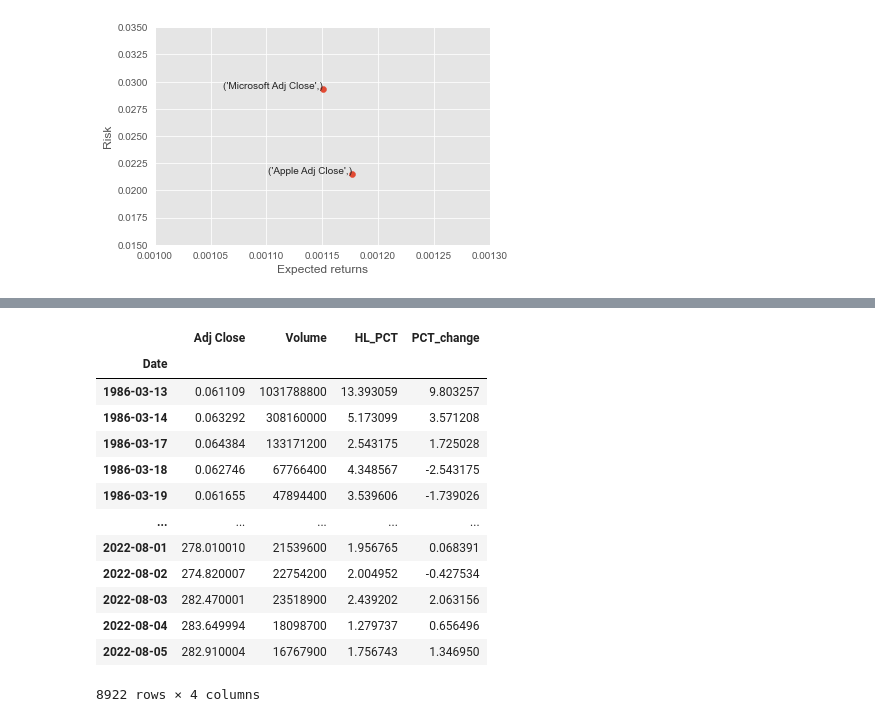
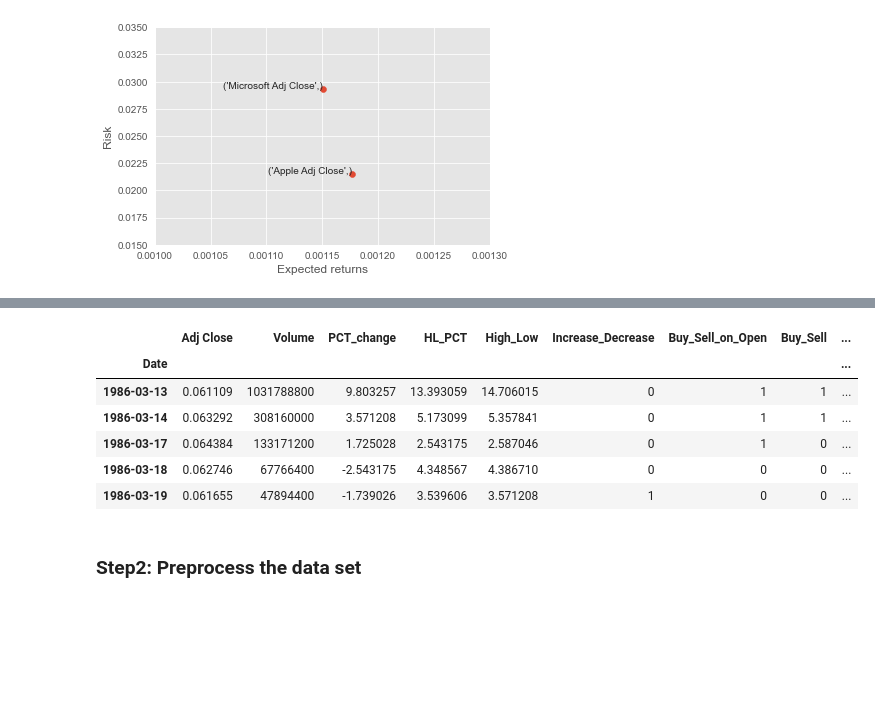
Before and after one commit to Mar3yZhang/UCI-stock-prediction-test, a Jupyter notebook: Group2_FinalProject.ipynb, the cells around one changed output, grey strips where cells are left out. Saved outputs shown, nothing was run; the diff lists cells and outputs as text; code cells hidden in the pictures; blank space fills up the shorter version.

```diff
--- a/Group2_FinalProject.ipynb
+++ b/Group2_FinalProject.ipynb
@@ -259,11 +259,31 @@ plt.ylim([0.015, 0.035])
 df_reg_apple = df_apple.copy().loc[:, ['Adj Close', 'Volume']]
 df_reg_microsoft = df_microsoft.copy().loc[:, ['Adj Close', 'Volume']]
 
+# define PCT_change
+df_reg_apple['PCT_change'] = (df_apple['Close'] - df_apple['Open']) / df_apple['Open'] * 100.0
+df_reg_microsoft['PCT_change'] = (df_microsoft['Close'] - df_microsoft['Open']) / df_microsoft['Open'] * 100.0
+
 # define HL_PCT
 df_reg_apple['HL_PCT'] = ((df_apple['High'] - df_apple['Low']) / df_apple['Close']) * 100.0
 df_reg_microsoft['HL_PCT'] = ((df_microsoft['High'] - df_microsoft['Low']) / df_microsoft['Close']) * 100.0
 
-# define PCT_change
-df_reg_apple['PCT_change'] = (df_apple['Close'] - df_apple['Open']) / df_apple['Open'] * 100.0
-df_reg_microsoft['PCT_change'] = (df_microsoft['Close'] - df_microsoft['Open']) / df_microsoft['Open'] * 100.0
+# define High_Low
+df_reg_apple['High_Low'] = ((df_apple['High'] - df_apple['Low']) / df_apple['Low']) * 100
+df_reg_microsoft['High_Low'] = ((df_microsoft['High'] - df_microsoft['Low']) / df_microsoft['Low']) * 100
+
+# define Increase_Decrease
+df_reg_apple['Increase_Decrease'] = np.where(df_apple['Volume'].shift(-1) > df_apple['Volume'], 1, 0)
+df_reg_microsoft['Increase_Decrease'] = np.where(df_microsoft['Volume'].shift(-1) > df_microsoft['Volume'], 1, 0)
+
+# define Buy_Sell_on_Open
+df_reg_apple['Buy_Sell_on_Open'] = np.where(df_apple['Open'].shift(-1) > df_apple['Open'], 1, 0)
+df_reg_microsoft['Buy_Sell_on_Open'] = np.where(df_microsoft['Open'].shift(-1) > df_microsoft['Open'], 1, 0)
+
+# define Buy_Sell
+df_reg_apple['Buy_Sell'] = np.where(df_apple['Adj Close'].shift(-1) > df_apple['Adj Close'], 1, 0)
+df_reg_microsoft['Buy_Sell'] = np.where(df_microsoft['Adj Close'].shift(-1) > df_microsoft['Adj Close'], 1, 0)
+
+# define Returns
+df_reg_apple['Returns'] = df_apple['Adj Close'].pct_change()
+df_reg_microsoft['Returns'] = df_microsoft['Adj Close'].pct_change()
 # %%
@@ -286,18 +299,13 @@ df_reg_apple
 # %%
-df_reg_microsoft
+df_reg_microsoft.head()
 # %% [output]
-|  | Adj Close | Volume | HL_PCT | PCT_change |
-| Date |  |  |  |  |
-| 1986-03-13 | 0.061109 | 1031788800 | 13.393059 | 9.803257 |
-| 1986-03-14 | 0.063292 | 308160000 | 5.173099 | 3.571208 |
-| 1986-03-17 | 0.064384 | 133171200 | 2.543175 | 1.725028 |
-| 1986-03-18 | 0.062746 | 67766400 | 4.348567 | -2.543175 |
-| 1986-03-19 | 0.061655 | 47894400 | 3.539606 | -1.739026 |
-| ... | ... | ... | ... | ... |
-| 2022-08-01 | 278.010010 | 21539600 | 1.956765 | 0.068391 |
-| 2022-08-02 | 274.820007 | 22754200 | 2.004952 | -0.427534 |
-| 2022-08-03 | 282.470001 | 23518900 | 2.439202 | 2.063156 |
-| 2022-08-04 | 283.649994 | 18098700 | 1.279737 | 0.656496 |
-| 2022-08-05 | 282.910004 | 16767900 | 1.756743 | 1.346950 |
+|  | Adj Close | Volume | PCT_change | HL_PCT | High_Low | Increase_Decrease | Buy_Sell_on_Open | Buy_Sell | ... |
+| Date |  |  |  |  |  |  |  |  | ... |
+| 1986-03-13 | 0.061109 | 1031788800 | 9.803257 | 13.393059 | 14.706015 | 0 | 1 | 1 | ... |
+| 1986-03-14 | 0.063292 | 308160000 | 3.571208 | 5.173099 | 5.357841 | 0 | 1 | 1 | ... |
+| 1986-03-17 | 0.064384 | 133171200 | 1.725028 | 2.543175 | 2.587046 | 0 | 1 | 0 | ... |
+| 1986-03-18 | 0.062746 | 67766400 | -2.543175 | 4.348567 | 4.386710 | 0 | 0 | 0 | ... |
+| 1986-03-19 | 0.061655 | 47894400 | -1.739026 | 3.539606 | 3.571208 | 1 | 0 | 0 | ... |
-8922 rows × 4 columns
+# %% [markdown]
+### Step2: Preprocess the data set
 # %%
```
Also changed, not shown: parts of 18 cells of this notebook, 1 other file.
